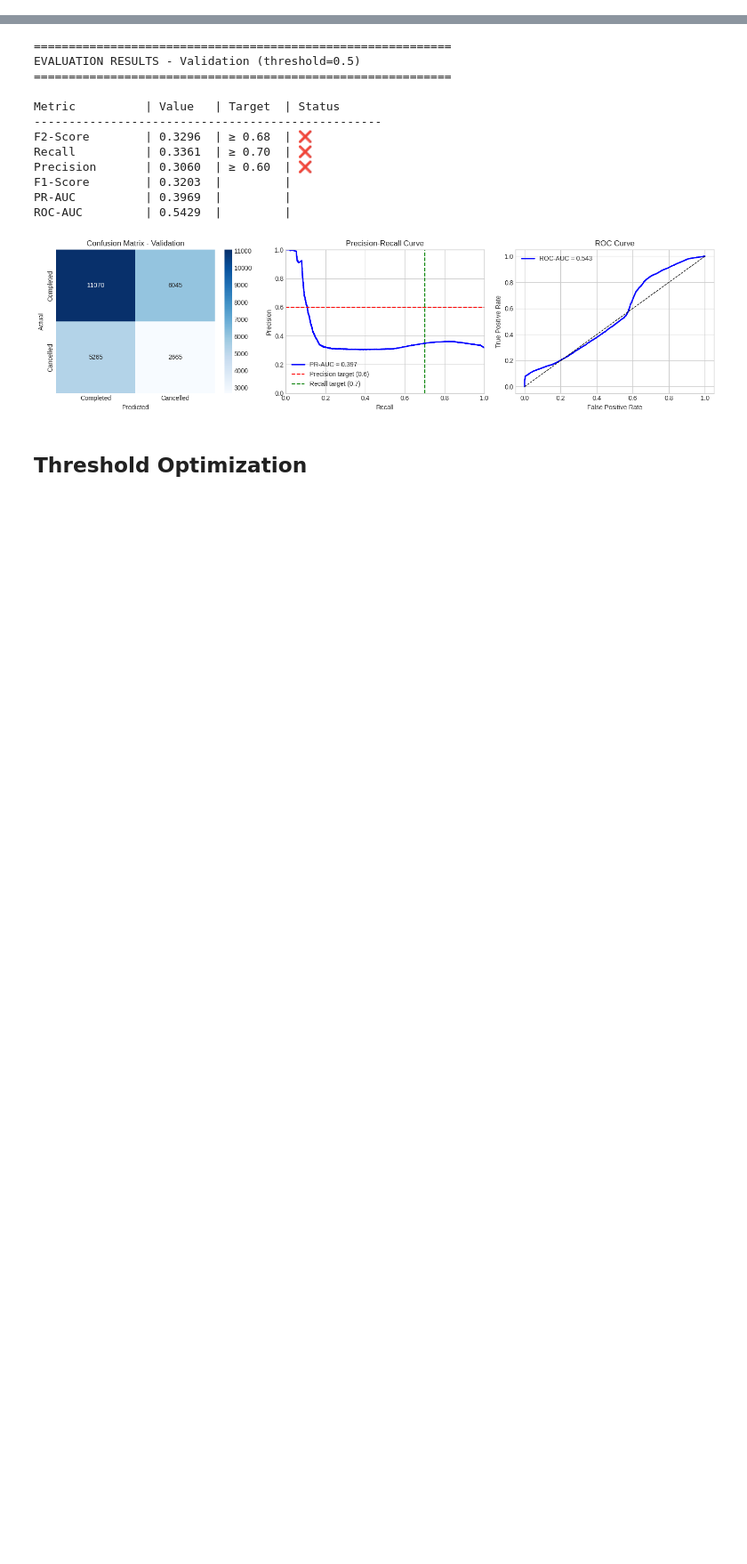
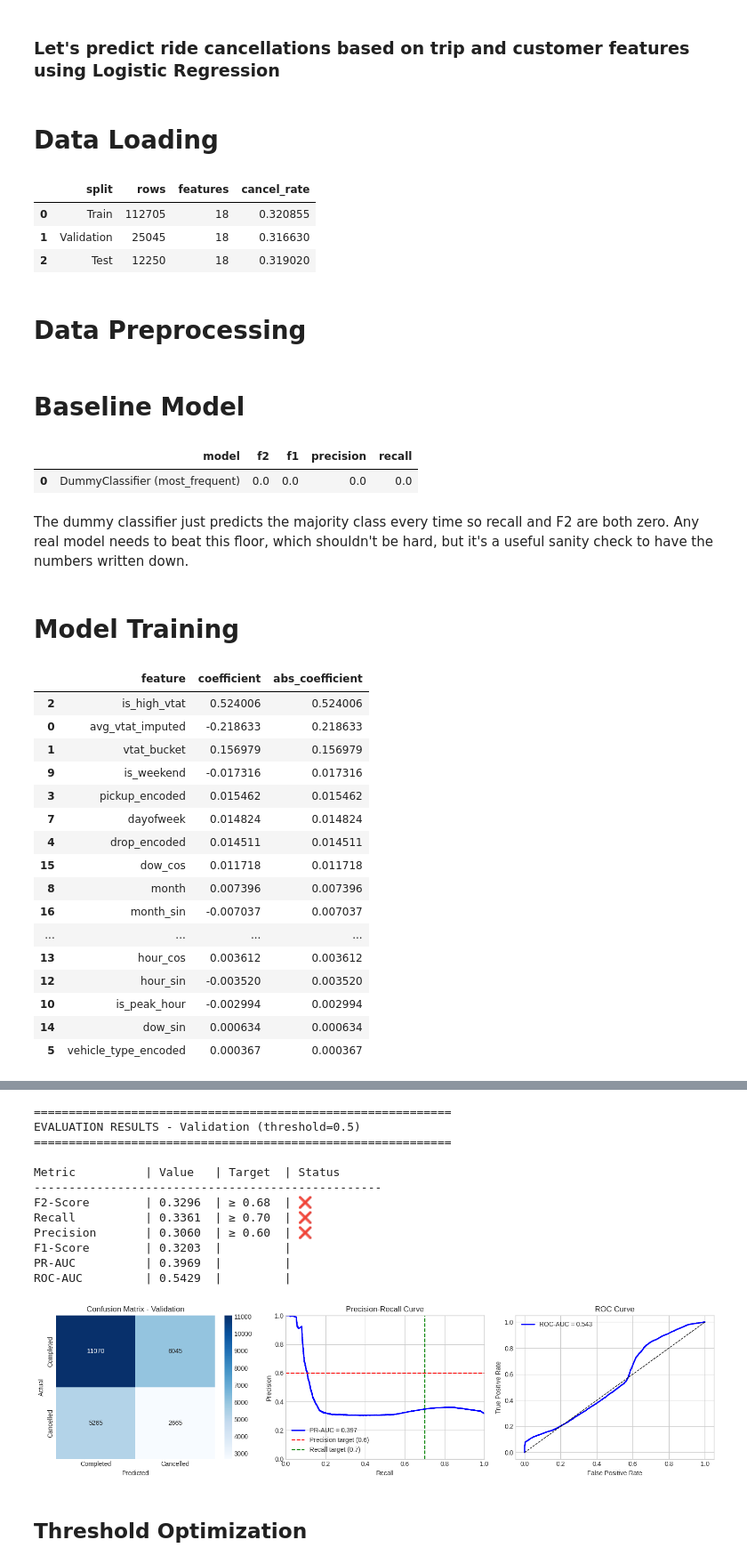
Before and after one commit to amaldu/uber-ride-cancellation-prediction, a Jupyter notebook: uber-analysis/notebooks/07_baseline_logistic_regression.ipynb, the cells around one changed output, grey strips where cells are left out. Shown at 89% size. Cells and saved outputs as stored; diff of their text form; code cells hidden in the pictures; blank space fills up the shorter version.

```diff
--- a/uber-analysis/notebooks/07_baseline_logistic_regression.ipynb
+++ b/uber-analysis/notebooks/07_baseline_logistic_regression.ipynb
@@ -4,0 +30,29 @@ This notebook trains a Logistic Regression model as a baseline for the cancellat
+# %% [markdown]
+### Let's predict ride cancellations based on trip and customer features using Logistic Regression
+# %% [markdown]
+# Data Loading
+# %%
+data_dir = "../data/silver"
+
+X_train = pd.read_parquet(os.path.join(data_dir, "X_train.parquet"))
+X_val = pd.read_parquet(os.path.join(data_dir, "X_val.parquet"))
+X_test = pd.read_parquet(os.path.join(data_dir, "X_test.parquet"))
+
+y_train = pd.read_parquet(os.path.join(data_dir, "y_train.parquet"))['is_cancelled']
+y_val = pd.read_parquet(os.path.join(data_dir, "y_val.parquet"))['is_cancelled']
+y_test = pd.read_parquet(os.path.join(data_dir, "y_test.parquet"))['is_cancelled']
+
+split_info = pd.DataFrame({
+    "split": ["Train", "Validation", "Test"],
+    "rows": [X_train.shape[0], X_val.shape[0], X_test.shape[0]],
+    "features": [X_train.shape[1], X_val.shape[1], X_test.shape[1]],
+    "cancel_rate": [y_train.mean(), y_val.mean(), y_test.mean()]
+})
+split_info
+# %% [output]
+|  | split | rows | features | cancel_rate |
+| 0 | Train | 112705 | 18 | 0.320855 |
+| 1 | Validation | 25045 | 18 | 0.316630 |
+| 2 | Test | 12250 | 18 | 0.319020 |
+# %% [markdown]
+# Data Preprocessing
@@ -4,0 +65,24 @@ This notebook trains a Logistic Regression model as a baseline for the cancellat
+# %% [markdown]
+# Baseline Model
+# %%
+dummy = DummyClassifier(strategy="most_frequent", random_state=42)
+dummy.fit(X_train_scaled, y_train)
+
+y_dummy_pred = dummy.predict(X_val_scaled)
+y_dummy_prob = dummy.predict_proba(X_val_scaled)[:, 1] if hasattr(dummy, "predict_proba") else np.zeros(len(y_val))
+
+dummy_metrics = pd.DataFrame([{
+    "model": "DummyClassifier (most_frequent)",
+    "f2": fbeta_score(y_val, y_dummy_pred, beta=2),
+    "f1": f1_score(y_val, y_dummy_pred, zero_division=0),
+    "precision": precision_score(y_val, y_dummy_pred, zero_division=0),
+    "recall": recall_score(y_val, y_dummy_pred, zero_division=0),
+}])
+dummy_metrics
+# %% [output]
+|  | model | f2 | f1 | precision | recall |
+| 0 | DummyClassifier (most_frequent) | 0.0 | 0.0 | 0.0 | 0.0 |
+# %% [markdown]
+The dummy classifier just predicts the majority class every time so recall and F2 are both zero. Any real model needs to beat this floor, which shouldn't be hard, but it's a useful sanity check to have the numbers written down.
+# %% [markdown]
+# Model Training
@@ -4,0 +106,26 @@ This notebook trains a Logistic Regression model as a baseline for the cancellat
+# %%
+feature_importance = pd.DataFrame({
+    'feature': X_train.columns,
+    'coefficient': model.coef_[0],
+    'abs_coefficient': np.abs(model.coef_[0])
+}).sort_values('abs_coefficient', ascending=False)
+
+feature_importance
+# %% [output]
+|  | feature | coefficient | abs_coefficient |
+| 2 | is_high_vtat | 0.524006 | 0.524006 |
+| 0 | avg_vtat_imputed | -0.218633 | 0.218633 |
+| 1 | vtat_bucket | 0.156979 | 0.156979 |
+| 9 | is_weekend | -0.017316 | 0.017316 |
+| 3 | pickup_encoded | 0.015462 | 0.015462 |
+| 7 | dayofweek | 0.014824 | 0.014824 |
+| 4 | drop_encoded | 0.014511 | 0.014511 |
+| 15 | dow_cos | 0.011718 | 0.011718 |
+| 8 | month | 0.007396 | 0.007396 |
+| 16 | month_sin | -0.007037 | 0.007037 |
+| ... | ... | ... | ... |
+| 13 | hour_cos | 0.003612 | 0.003612 |
+| 12 | hour_sin | -0.003520 | 0.003520 |
+| 10 | is_peak_hour | -0.002994 | 0.002994 |
+| 14 | dow_sin | 0.000634 | 0.000634 |
+| 5 | vehicle_type_encoded | 0.000367 | 0.000367 |
```
Also changed, not shown: parts of 37 cells of this notebook.
